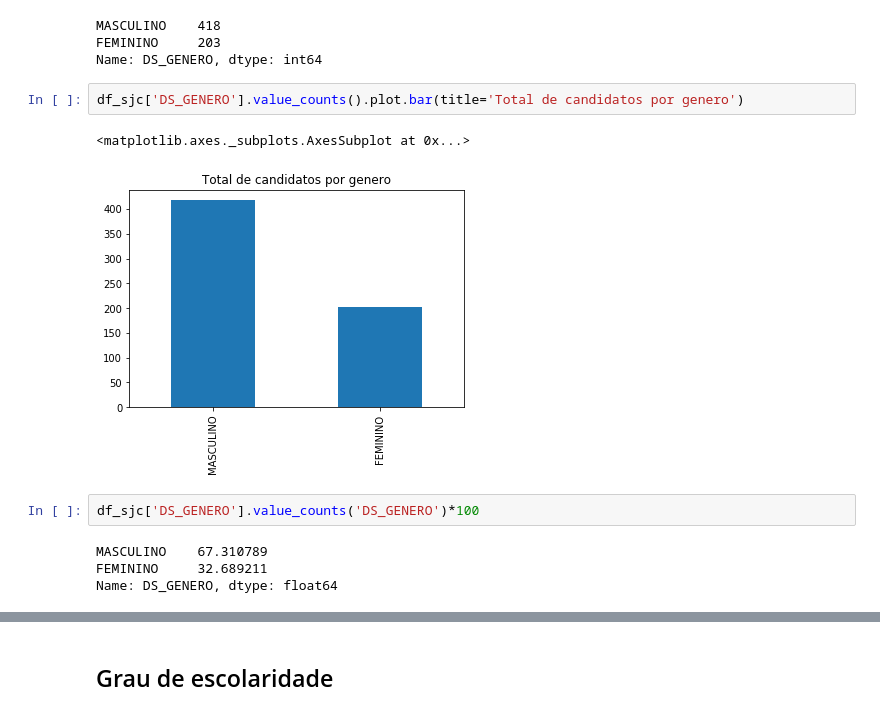
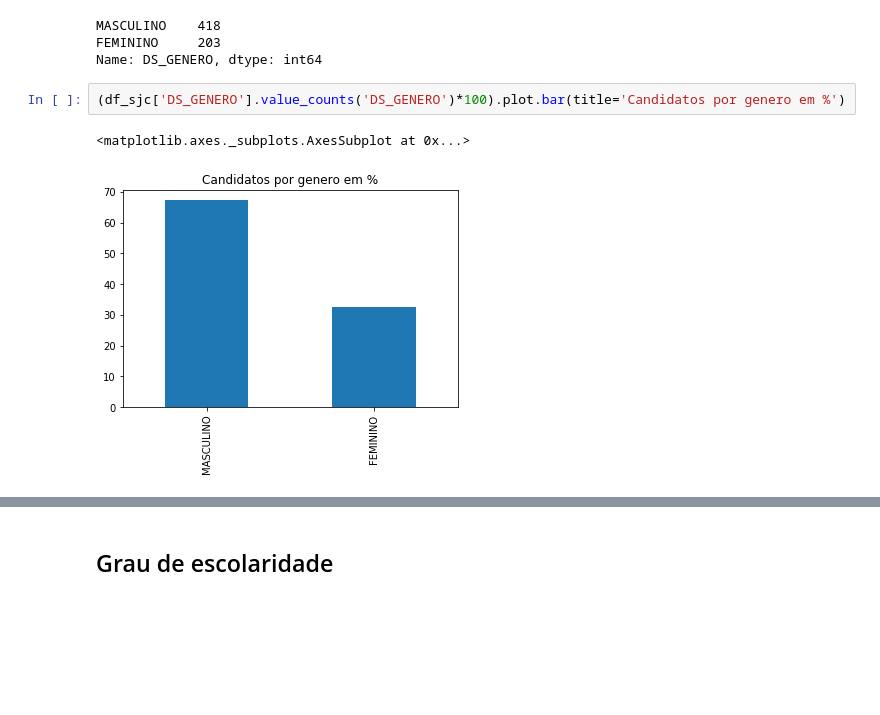
Before and after one commit to IsraelAugusto0110/Eleicoes2020, a Jupyter notebook: 2020_Eleicoes_Analise/2020_Candidatos_Analise.ipynb, the cells around one changed output, grey strips where cells are left out. Cells and saved outputs as stored; diff of their text form; blank space fills up the shorter version.

```diff
--- a/2020_Eleicoes_Analise/2020_Candidatos_Analise.ipynb
+++ b/2020_Eleicoes_Analise/2020_Candidatos_Analise.ipynb
@@ -145,13 +125,7 @@ MASCULINO    418
 FEMININO     203
 Name: DS_GENERO, dtype: int64
 # %%
-df_sjc['DS_GENERO'].value_counts().plot.bar(title='Total de candidatos por genero')
+(df_sjc['DS_GENERO'].value_counts('DS_GENERO')*100).plot.bar(title='Candidatos por genero em %')
 # %% [output]
 <matplotlib.axes._subplots.AxesSubplot at 0x...>
-[figure, old version]
+[figure, new version]
-# %%
-df_sjc['DS_GENERO'].value_counts('DS_GENERO')*100
-# %% [output]
-MASCULINO    67.310789
-FEMININO     32.689211
-Name: DS_GENERO, dtype: float64
```
Also changed, not shown: parts of 13 cells of this notebook.
